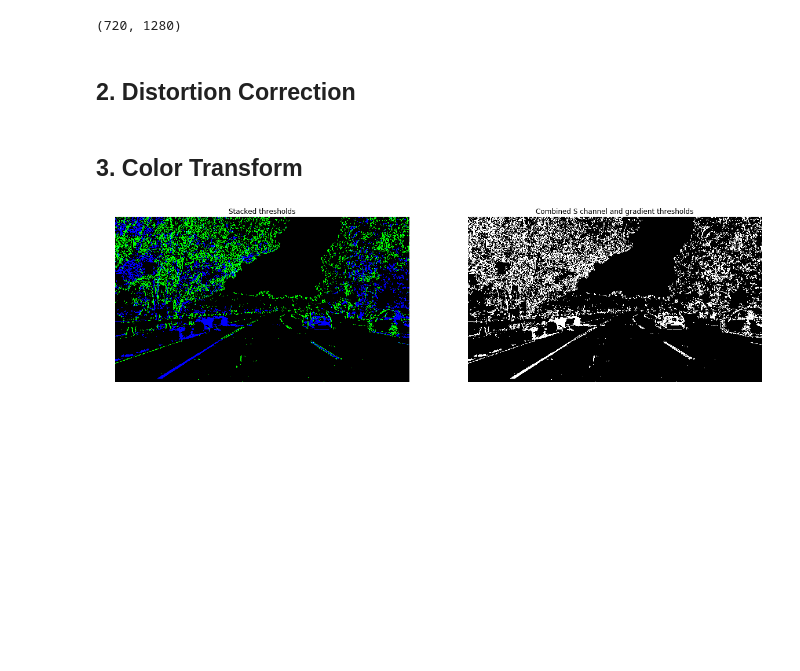
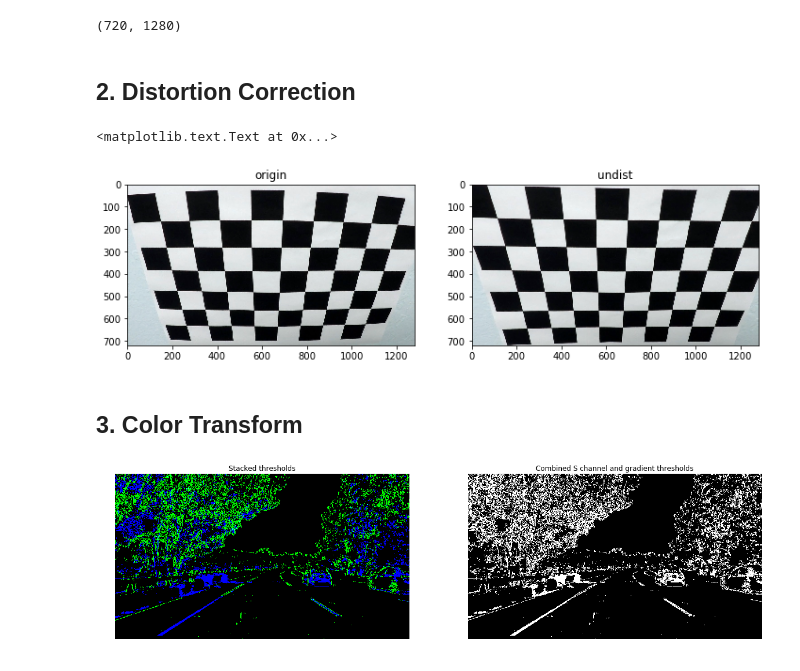
Before and after one commit to alongqiyue/CarND-Advanced-Lane-Lines, a Jupyter notebook: Advanced_Lane_Detection.ipynb, the cells around one changed output. Cells and saved outputs as stored; diff of their text form; code cells hidden in the pictures; blank space fills up the shorter version.

```diff
--- a/Advanced_Lane_Detection.ipynb
+++ b/Advanced_Lane_Detection.ipynb
@@ -51,11 +50,14 @@ def undistort(image,mtx,dist):
 # %%
 chessboard_dist = cv2.imread('camera_cal/calibration2.jpg')
 chessboard_undist = undistort(chessboard_dist,mtx,dist)
-#f,((ax1,ax2)) = plt.subplots(1,2,figsize=(12,18))
-#ax1.imshow(chessboard_dist)
-#ax1.set_title('origin')
-#ax2.imshow(chessboard_undist)
-#ax2.set_title('undist')
+f,((ax1,ax2)) = plt.subplots(1,2,figsize=(12,18))
+ax1.imshow(chessboard_dist)
+ax1.set_title('origin')
+ax2.imshow(chessboard_undist)
+ax2.set_title('undist')
+# %% [output]
+<matplotlib.text.Text at 0x...>
+[figure, added]
 # %% [markdown]
 ## 3. Color Transform
 # %%
```
Also changed, not shown: parts of 9 cells of this notebook.
